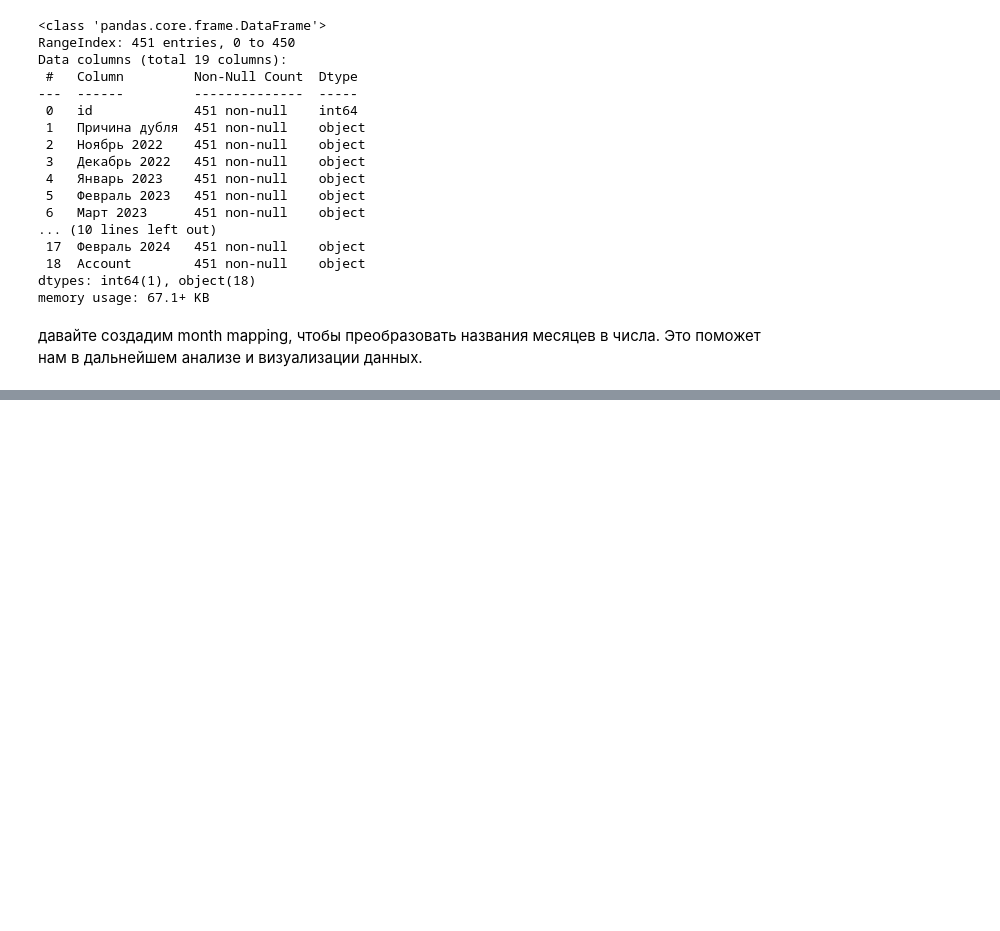
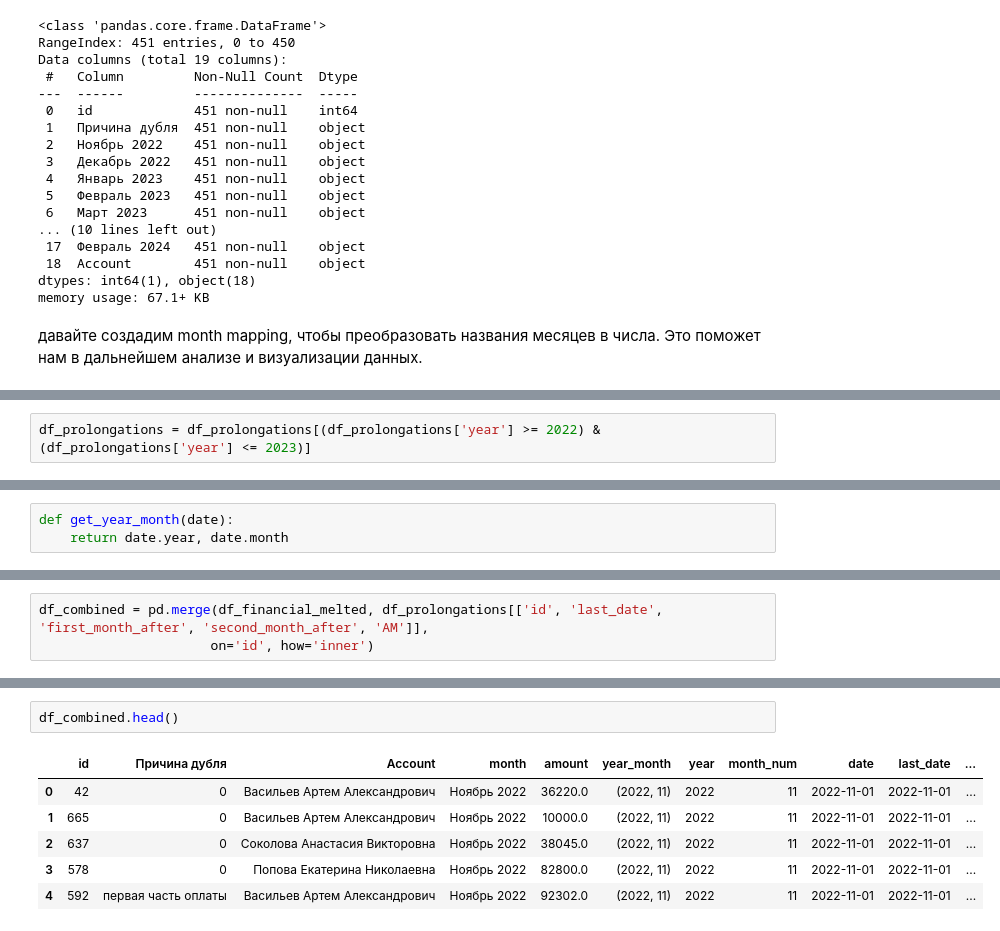
Before and after one commit to datpetr/prolongantion, a Jupyter notebook: prolognation.ipynb, the cells around one changed output, grey strips where cells are left out. Cells and saved outputs as stored; diff of their text form; blank space fills up the shorter version.

```diff
--- a/prolognation.ipynb
+++ b/prolognation.ipynb
@@ -355,0 +244,2 @@ print(df_annual_coeffs_pivot)
+# %%
+df_prolongations = df_prolongations[(df_prolongations['year'] >= 2022) & (df_prolongations['year'] <= 2023)]
@@ -355,0 +263,3 @@ print(df_annual_coeffs_pivot)
+# %%
+def get_year_month(date):
+    return date.year, date.month
@@ -355,0 +268,3 @@ print(df_annual_coeffs_pivot)
+# %%
+df_combined = pd.merge(df_financial_melted, df_prolongations[['id', 'last_date', 'first_month_after', 'second_month_after', 'AM']],
+                      on='id', how='inner')
@@ -355,0 +280,9 @@ print(df_annual_coeffs_pivot)
+# %%
+df_combined.head()
+# %% [output]
+|  | id | Причина дубля | Account | month | amount | year_month | year | month_num | date | last_date | ... |
+| 0 | 42 | 0 | Васильев Артем Александрович | Ноябрь 2022 | 36220.0 | (2022, 11) | 2022 | 11 | 2022-11-01 | 2022-11-01 | ... |
+| 1 | 665 | 0 | Васильев Артем Александрович | Ноябрь 2022 | 10000.0 | (2022, 11) | 2022 | 11 | 2022-11-01 | 2022-11-01 | ... |
+| 2 | 637 | 0 | Соколова Анастасия Викторовна | Ноябрь 2022 | 38045.0 | (2022, 11) | 2022 | 11 | 2022-11-01 | 2022-11-01 | ... |
+| 3 | 578 | 0 | Попова Екатерина Николаевна | Ноябрь 2022 | 82800.0 | (2022, 11) | 2022 | 11 | 2022-11-01 | 2022-11-01 | ... |
+| 4 | 592 | первая часть оплаты | Васильев Артем Александрович | Ноябрь 2022 | 92302.0 | (2022, 11) | 2022 | 11 | 2022-11-01 | 2022-11-01 | ... |
```
Also changed, not shown: parts of 38 cells of this notebook.
